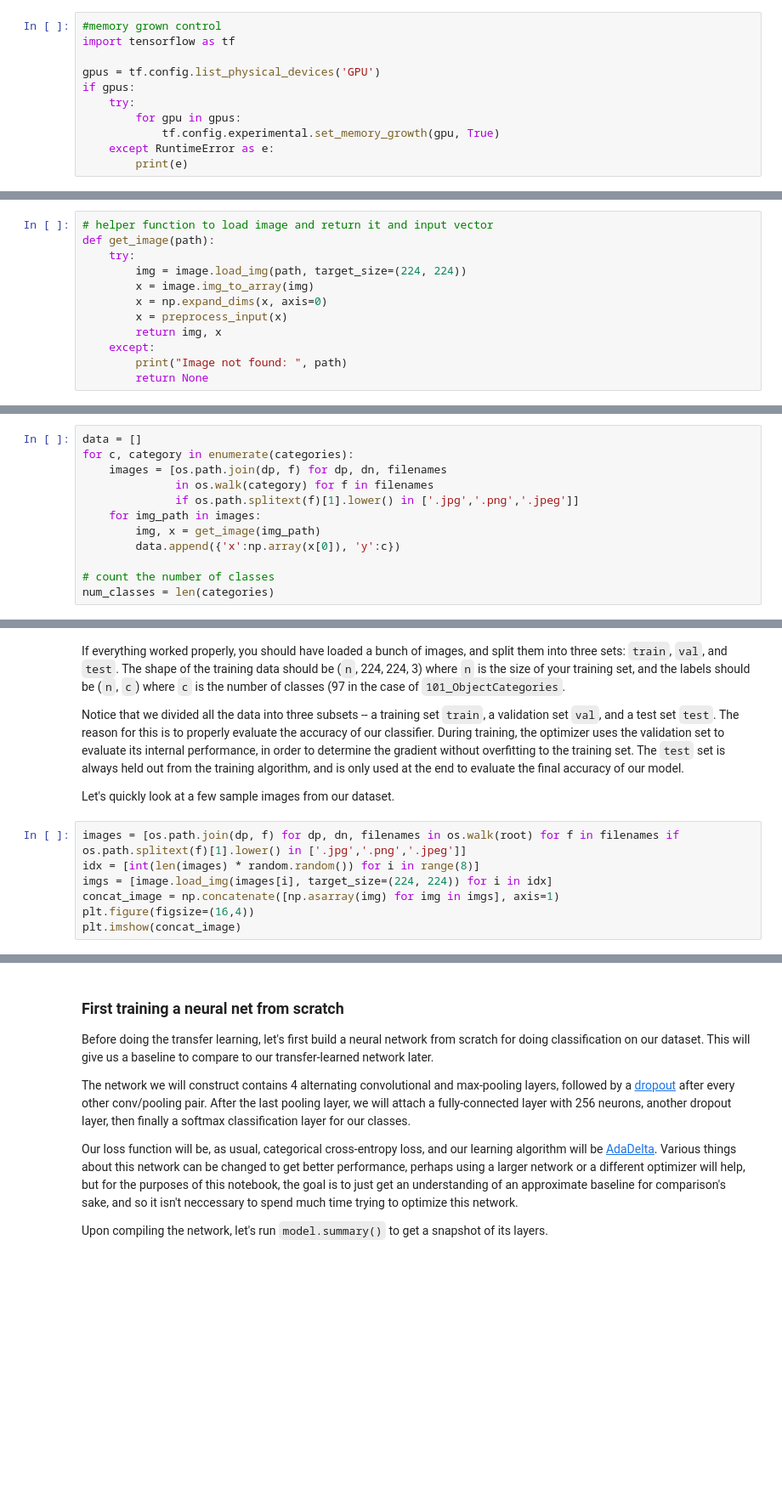
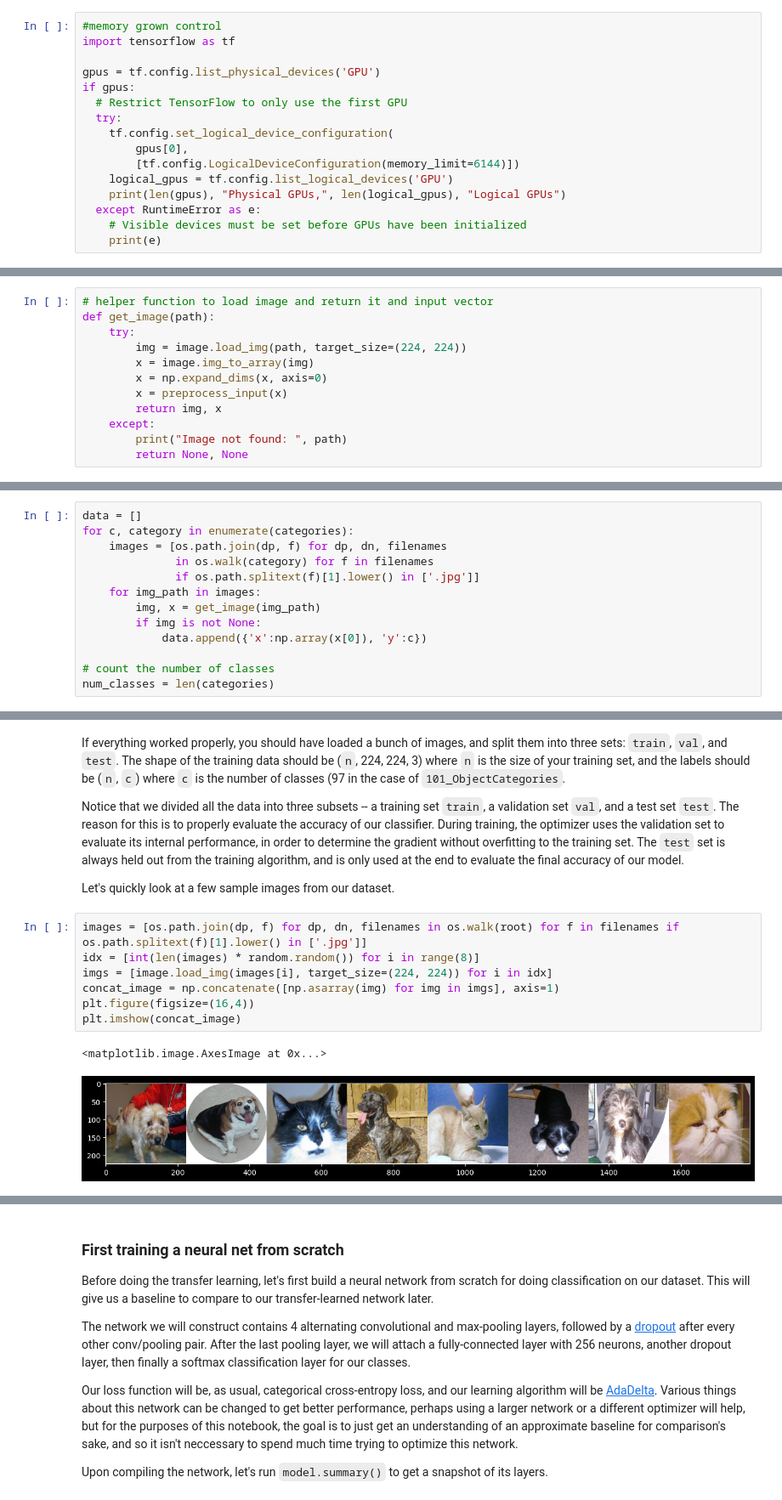
Before and after one commit to echer/dio-challenge-neural-network-transfer-learning, a Jupyter notebook: transfer_learning.ipynb, the cells around one changed output, grey strips where cells are left out. Shown at 85% size. Saved outputs shown, nothing was run; the diff lists cells and outputs as text; blank space fills up the shorter version.

```diff
--- a/transfer_learning.ipynb
+++ b/transfer_learning.ipynb
@@ -30,8 +30,13 @@ import tensorflow as tf
 
 gpus = tf.config.list_physical_devices('GPU')
 if gpus:
-    try:
-        for gpu in gpus:
-            tf.config.experimental.set_memory_growth(gpu, True)
-    except RuntimeError as e:
-        print(e)
+  # Restrict TensorFlow to only use the first GPU
+  try:
+    tf.config.set_logical_device_configuration(
+        gpus[0],
+        [tf.config.LogicalDeviceConfiguration(memory_limit=6144)])
+    logical_gpus = tf.config.list_logical_devices('GPU')
+    print(len(gpus), "Physical GPUs,", len(logical_gpus), "Logical GPUs")
+  except RuntimeError as e:
+    # Visible devices must be set before GPUs have been initialized
+    print(e)
@@ -99,7 +115,7 @@ def get_image(path):
         return img, x
     except:
         print("Image not found: ", path)
-        return None
+        return None, None
 # %% [markdown]
 Load all the images from root folder
 # %%
@@ -107,10 +123,11 @@ data = []
 for c, category in enumerate(categories):
     images = [os.path.join(dp, f) for dp, dn, filenames
               in os.walk(category) for f in filenames
-              if os.path.splitext(f)[1].lower() in ['.jpg','.png','.jpeg']]
+              if os.path.splitext(f)[1].lower() in ['.jpg']]
     for img_path in images:
         img, x = get_image(img_path)
-        data.append({'x':np.array(x[0]), 'y':c})
+        if img is not None:
+            data.append({'x':np.array(x[0]), 'y':c})
 
 # count the number of classes
 num_classes = len(categories)
@@ -161,9 +186,12 @@ Notice that we divided all the data into three subsets -- a training set `train`
 
 Let's quickly look at a few sample images from our dataset.
 # %%
-images = [os.path.join(dp, f) for dp, dn, filenames in os.walk(root) for f in filenames if os.path.splitext(f)[1].lower() in ['.jpg','.png','.jpeg']]
+images = [os.path.join(dp, f) for dp, dn, filenames in os.walk(root) for f in filenames if os.path.splitext(f)[1].lower() in ['.jpg']]
 idx = [int(len(images) * random.random()) for i in range(8)]
 imgs = [image.load_img(images[i], target_size=(224, 224)) for i in idx]
 concat_image = np.concatenate([np.asarray(img) for img in imgs], axis=1)
 plt.figure(figsize=(16,4))
 plt.imshow(concat_image)
+# %% [output]
+<matplotlib.image.AxesImage at 0x...>
+[figure, added]
```
Also changed, not shown: parts of 10 cells of this notebook.
